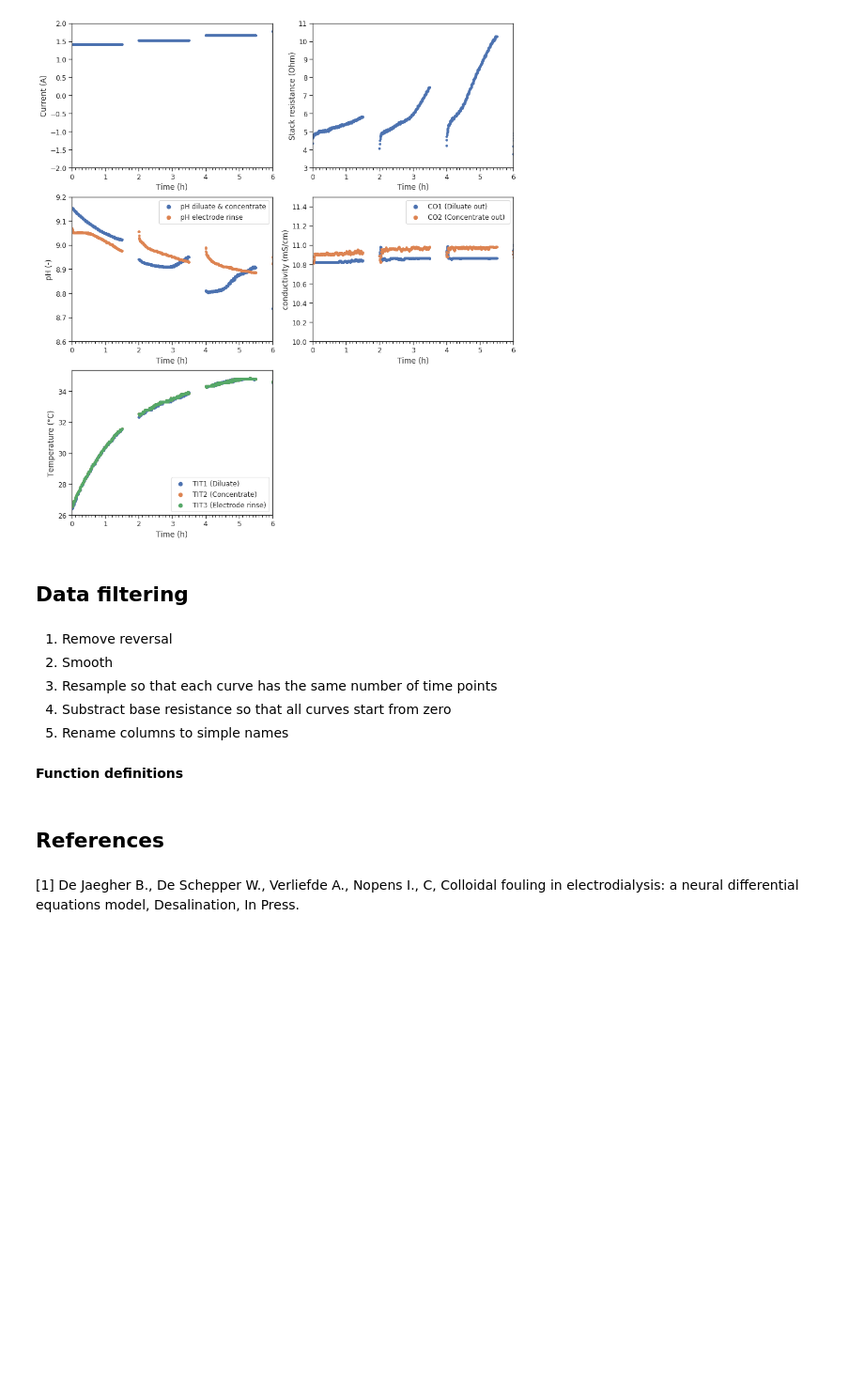
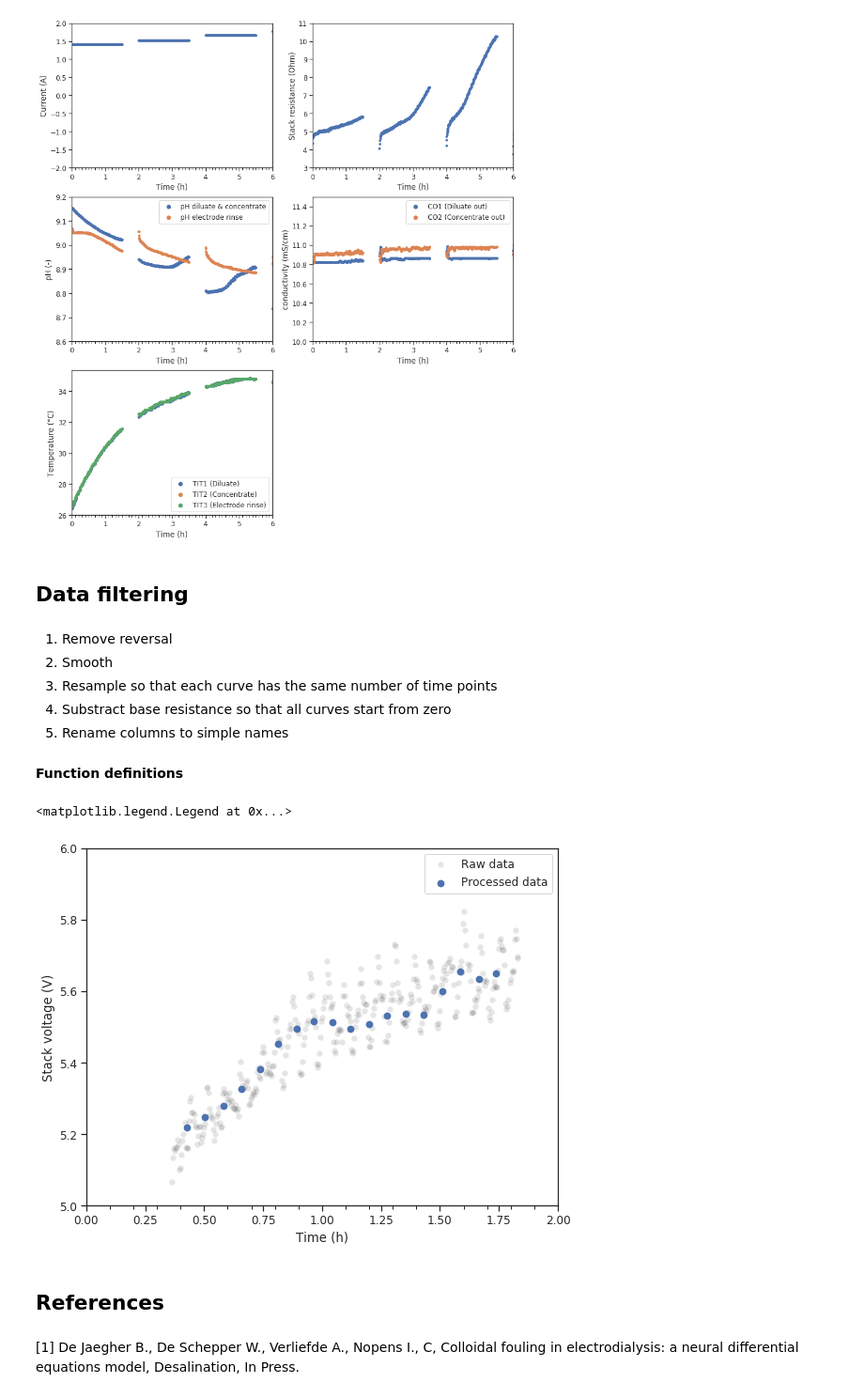
Before and after one commit to Beramos/Data-on-ion-exchange-membrane-fouling-by-humic-acid-during-electrodialysis, a Jupyter notebook: dataProcessing.ipynb, the cells around one changed output. Shown at 94% size. Cells and saved outputs as stored; diff of their text form; code cells hidden in the pictures; blank space fills up the shorter version.

Commit message:
plotting processed data

```diff
--- a/dataProcessing.ipynb
+++ b/dataProcessing.ipynb
@@ -190,6 +190,7 @@ Details of the sensors used is provided in the table below.
 # %% [markdown]
 A subset of the data is illustrated in below where three reversal cycles are displayed at an increasing current and the some of the sensors mentioned previously are plotted.
 # %%
+dataDF = dataDF[dataDF["I"]>0.2]
 sliceDF = dataDF[(dataDF["Ce"]==0.1) & (dataDF["v"]==3.5)]
 
 f, axes = plt.subplots(3,2,figsize=(14, 16))
@@ -301,22 +301,18 @@ outputFolder = "/home/bram/Desktop/EDFouling/experiments/data/foulingEnekoAugust
 smoothWindow = 10 # window size for smoother
 nPoints = 20      # number of datapoints retained for each timeseries
 listDF = []       # dataFrame list
-# %%
-dataDF = dataDF[dataDF["I"]>0]
 # %%
-expTriggers = dataDF[dataDF["Time per step (min)"]==0].index
+expTriggers = dataDF[dataDF["Time per step (min)"]<1e-9].index
 
 for index,expTrigger in enumerate(expTriggers[1:-1]):
     df = dataDF.loc[expTriggers[index-1]:expTriggers[index]]
 
     if (len(df)-smoothWindow) > nPoints:
-        df = df.rolling(smoothWindow).mean().dropna()   # smooth
-        df
+        df = df.rolling(smoothWindow, center=False).mean().dropna()  # smooth
 
     if len(df)>= nPoints:                               # if there are more not enough points redistribution
         df = balanceDatapoints(df,nPoints)             # redistribute nPoints
 
-    #print(dataDF.iloc[expTriggers[index-1]:expTriggers[index]])
     listDF += [df]
 
 # add final experiments
@@ -336,3 +330,21 @@ dataDFNew.to_csv("dataProcessed.csv")
+# %%
+sliceDF = dataDF[(dataDF["Ce"]==0.2) & (dataDF["v"]==3.0) & (dataDF["I"]==1.41) ]
+sliceDFProcessed = dataDFNew[(dataDFNew["Ce"]==0.2) & (dataDFNew["v"]==3.0)& (dataDFNew["I"]==1.41)]
+
+f, ax = plt.subplots(figsize=(9, 7))
+sns.scatterplot(x="Time (h)", y="Ustack", data=sliceDF, ax=ax,linewidth=0,
+                s=40, color="black", alpha = 0.1, label="Raw data")
+sns.scatterplot(x="Time (h)", y="Ustack", data=sliceDFProcessed, ax=ax,linewidth=0,
+                s=60, label="Processed data")
+
+ax.set_ylim([5,6])
+ax.set_xlim([0,2])
+ax.set(ylabel='Stack voltage (V)')
+ax.set_xticks(np.arange(0,20)/10, minor=True);
+ax.legend()
+# %% [output]
+<matplotlib.legend.Legend at 0x...>
+[figure, added]
 # %% [markdown]
 ## References
 # %% [markdown]
```
Also changed, not shown: parts of 3 cells of this notebook.
